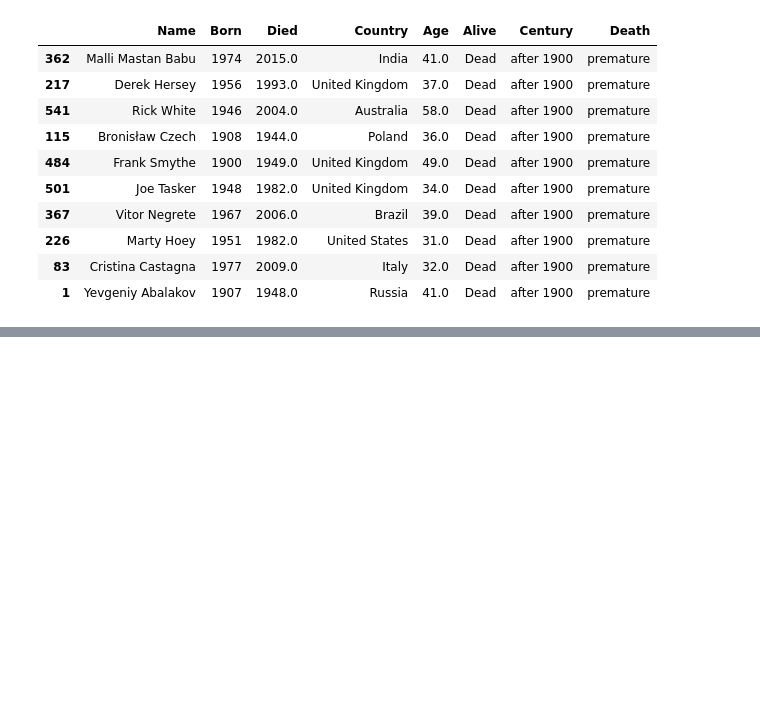
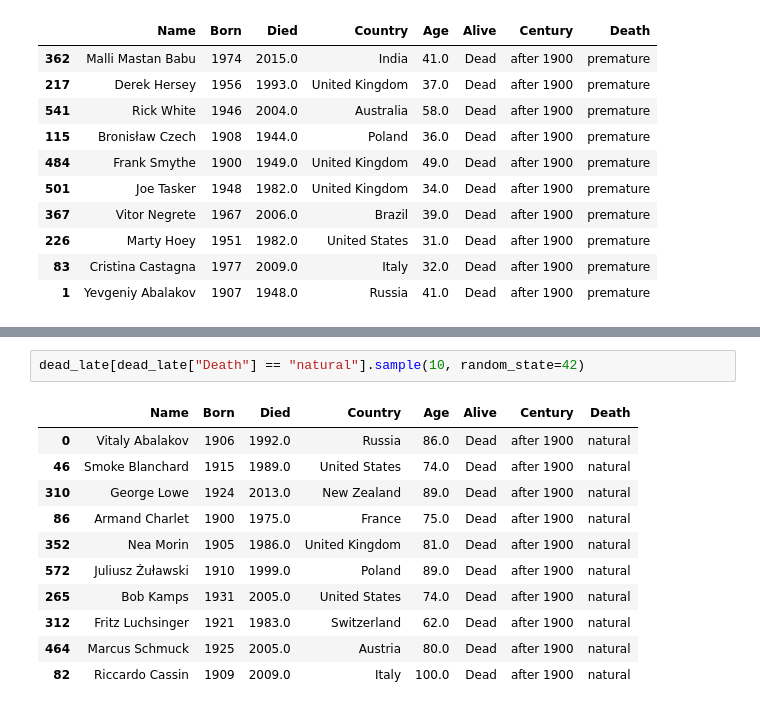
Before and after one commit to dmnkfr/mountaineers, a Jupyter notebook: mountaineers_wiki.ipynb, the cells around one changed output, grey strips where cells are left out. Saved outputs shown, nothing was run; the diff lists cells and outputs as text; blank space fills up the shorter version.

```diff
--- a/mountaineers_wiki.ipynb
+++ b/mountaineers_wiki.ipynb
@@ -499,0 +504,14 @@ dead_late[dead_late["Death"] == "premature"].sample(10, random_state=42)
+# %%
+dead_late[dead_late["Death"] == "natural"].sample(10, random_state=42)
+# %% [output]
+|  | Name | Born | Died | Country | Age | Alive | Century | Death |
+| 0 | Vitaly Abalakov | 1906 | 1992.0 | Russia | 86.0 | Dead | after 1900 | natural |
+| 46 | Smoke Blanchard | 1915 | 1989.0 | United States | 74.0 | Dead | after 1900 | natural |
+| 310 | George Lowe | 1924 | 2013.0 | New Zealand | 89.0 | Dead | after 1900 | natural |
+| 86 | Armand Charlet | 1900 | 1975.0 | France | 75.0 | Dead | after 1900 | natural |
+| 352 | Nea Morin | 1905 | 1986.0 | United Kingdom | 81.0 | Dead | after 1900 | natural |
+| 572 | Juliusz Żuławski | 1910 | 1999.0 | Poland | 89.0 | Dead | after 1900 | natural |
+| 265 | Bob Kamps | 1931 | 2005.0 | United States | 74.0 | Dead | after 1900 | natural |
+| 312 | Fritz Luchsinger | 1921 | 1983.0 | Switzerland | 62.0 | Dead | after 1900 | natural |
+| 464 | Marcus Schmuck | 1925 | 2005.0 | Austria | 80.0 | Dead | after 1900 | natural |
+| 82 | Riccardo Cassin | 1909 | 2009.0 | Italy | 100.0 | Dead | after 1900 | natural |
```
Also changed, not shown: parts of 2 cells of this notebook.
